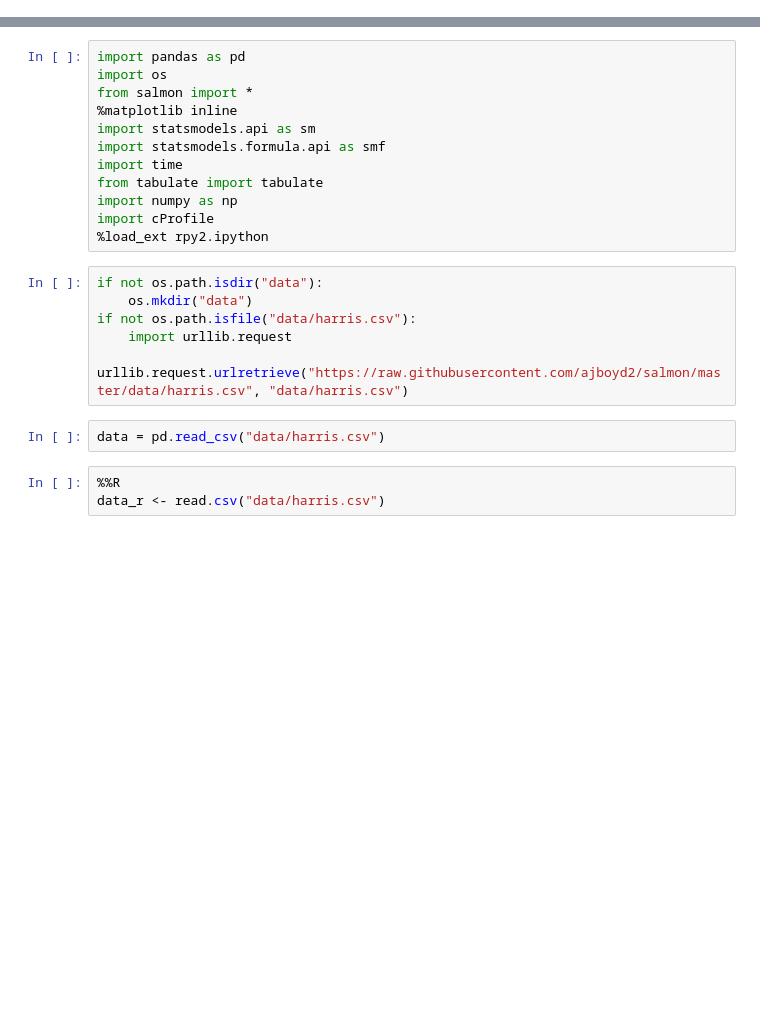
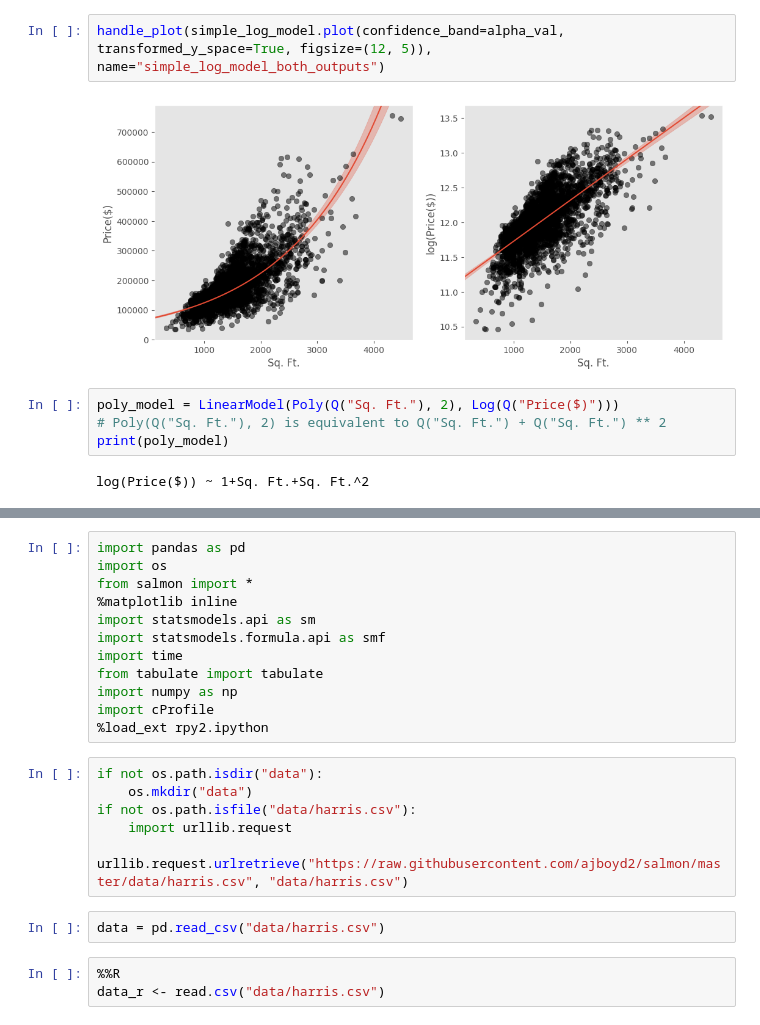
Before and after one commit to ajboyd2/salmon, a Jupyter notebook: paper_outputs/timing_comparison_colab.ipynb, the cells around one changed output, grey strips where cells are left out. Drawn from its saved outputs; the diff is of its cells as text; blank space fills up the shorter version.

```diff
--- a/paper_outputs/timing_comparison_colab.ipynb
+++ b/paper_outputs/timing_comparison_colab.ipynb
@@ -26,0 +167,10 @@ Requirement already satisfied: MarkupSafe>=2.0 in /usr/local/lib/python3.10/dist
+# %%
+handle_plot(simple_log_model.plot(confidence_band=alpha_val, transformed_y_space=True, figsize=(12, 5)), name="simple_log_model_both_outputs")
+# %% [output]
+[figure, added]
+# %%
+poly_model = LinearModel(Poly(Q("Sq. Ft."), 2), Log(Q("Price($)")))
+# Poly(Q("Sq. Ft."), 2) is equivalent to Q("Sq. Ft.") + Q("Sq. Ft.") ** 2
+print(poly_model)
+# %% [output]
+log(Price($)) ~ 1+Sq. Ft.+Sq. Ft.^2
```
Also changed, not shown: parts of 57 cells of this notebook.
